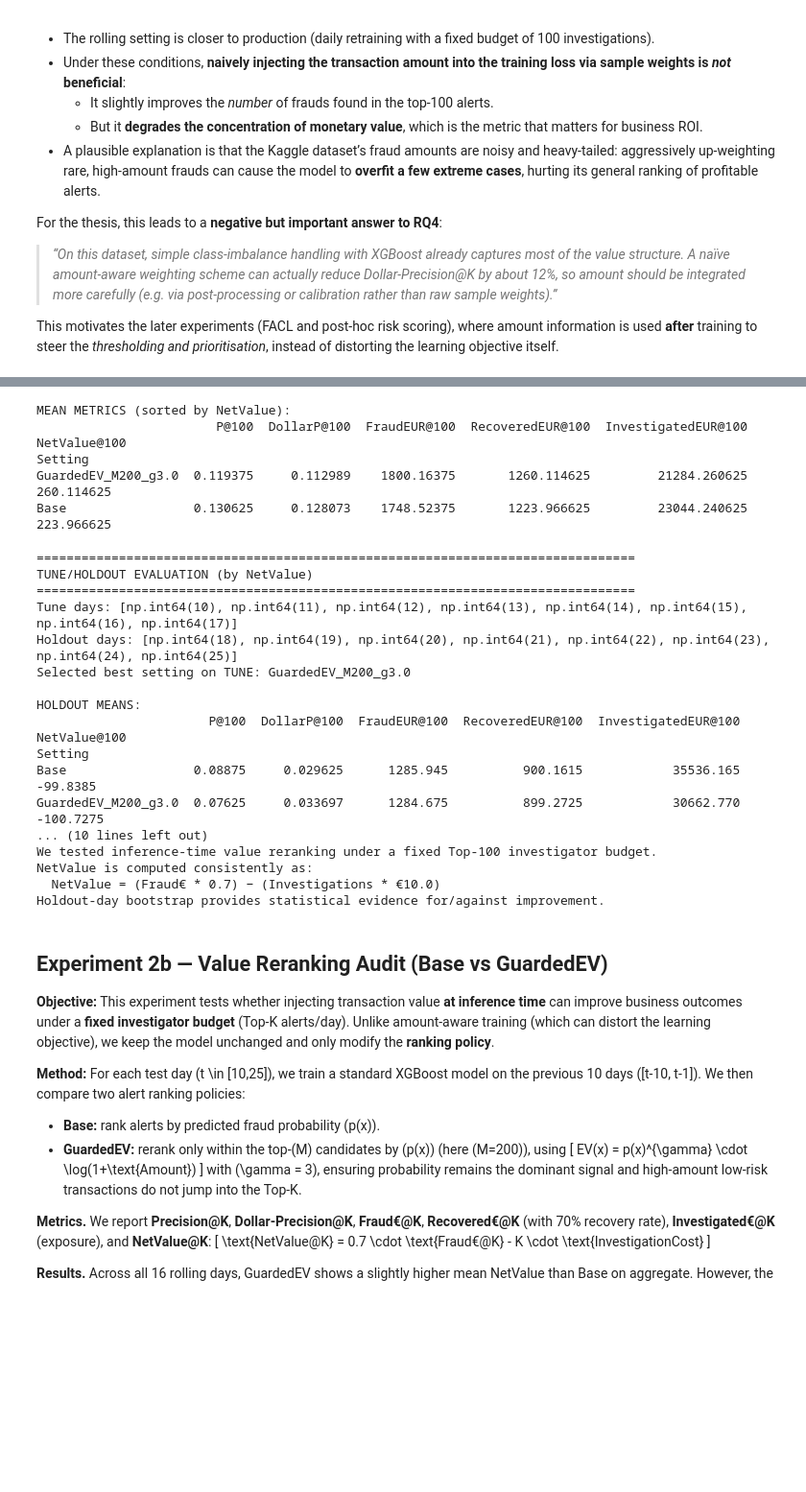
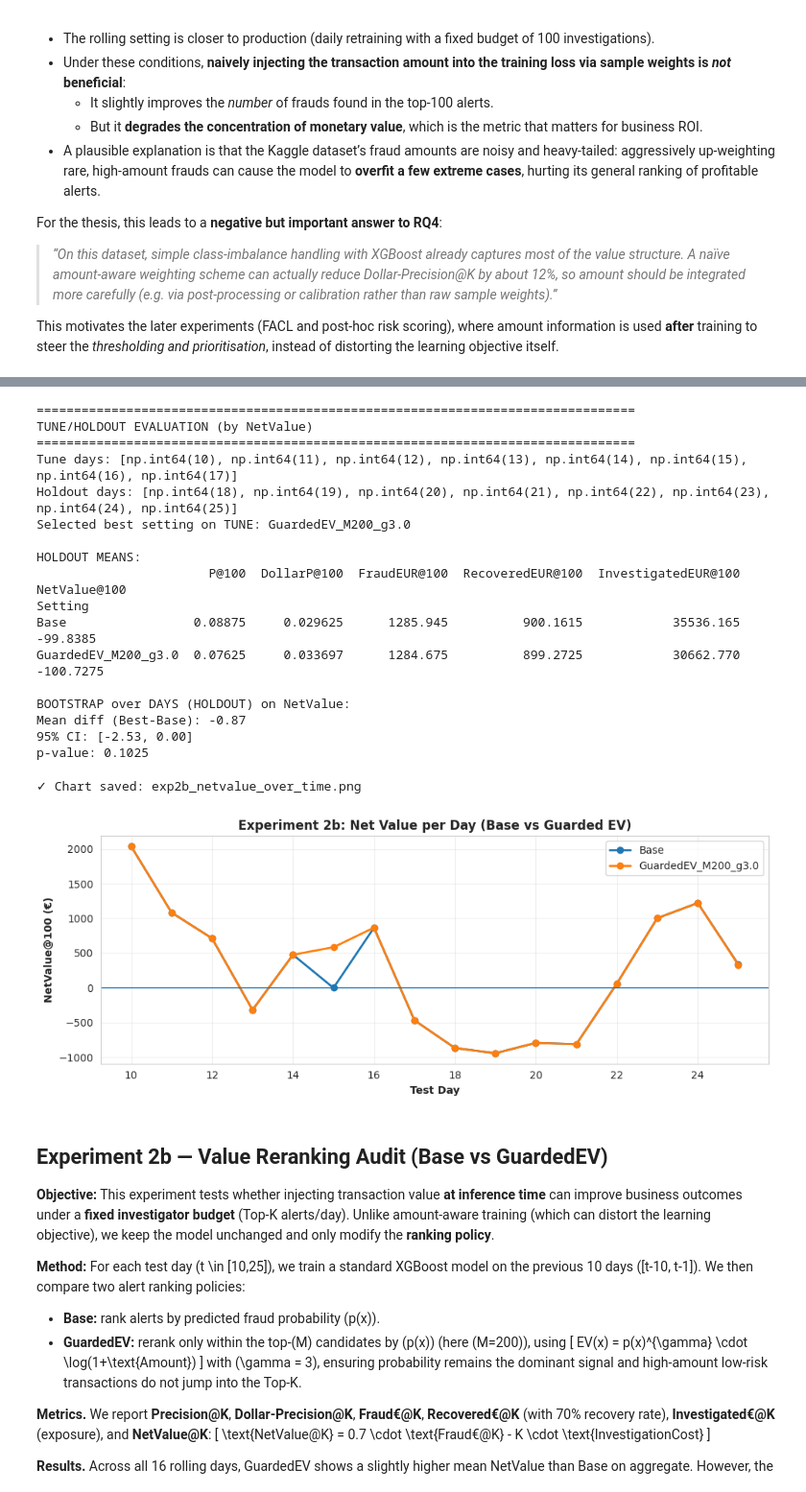
Before and after one commit to ayagit1/Operational-Resilience-in-Fraud-Detection, a Jupyter notebook: Operational_Resilience_in_Fraud_Detection.ipynb, the cells around one changed output, grey strips where cells are left out. Shown at 96% size. Cells and saved outputs as stored; diff of their text form; code cells hidden in the pictures; blank space fills up the shorter version.

```diff
--- a/Operational_Resilience_in_Fraud_Detection.ipynb
+++ b/Operational_Resilience_in_Fraud_Detection.ipynb
@@ -1100,30 +1159,5 @@ print(f"✓ Settings: {exp2b_df['Setting'].nunique()}")
-# %%
-# -----------------------------
-# Summary (all days)
-# -----------------------------
-mP   = f"P@{K}"
-mDP  = f"DollarP@{K}"
-mF   = f"FraudEUR@{K}"
-mRec = f"RecoveredEUR@{K}"
-mInv = f"InvestigatedEUR@{K}"
-mNV  = f"NetValue@{K}"
-
-summary = (exp2b_df.groupby("Setting")[[mP, mDP, mF, mRec, mInv, mNV]]
-           .mean()
-           .sort_values(mNV, ascending=False))
-
-print("\nMEAN METRICS (sorted by NetValue):")
-print(summary.to_string())
-# %% [output]
-MEAN METRICS (sorted by NetValue):
-                        P@100  DollarP@100  FraudEUR@100  RecoveredEUR@100  InvestigatedEUR@100  NetValue@100
-Setting
-GuardedEV_M200_g3.0  0.119375     0.112989    1800.16375       1260.114625         21284.260625    260.114625
-Base                 0.130625     0.128073    1748.52375       1223.966625         23044.240625    223.966625
 # %%
-# -----------------------------
-# Tune / Holdout split over days + bootstrap (NetValue)
-# -----------------------------
+# Tune/Holdout + bootstrap (same as you had)
 days = sorted(exp2b_df["Test_Day"].unique())
 split = len(days) // 2
 tune_days = set(days[:split])
@@ -1146,8 +1180,8 @@ hold_means = (hold_df[hold_df["Setting"].isin(["Base", best_setting])]
 print("\nHOLDOUT MEANS:")
 print(hold_means.to_string())
 
-base_day = hold_df[hold_df["Setting"]=="Base"].sort_values("Test_Day")[["Test_Day", mNV]]
-best_day = hold_df[hold_df["Setting"]==best_setting].sort_values("Test_Day")[["Test_Day", mNV]]
+base_day = hold_df[hold_df["Setting"] == "Base"].sort_values("Test_Day")[["Test_Day", mNV]]
+best_day = hold_df[hold_df["Setting"] == best_setting].sort_values("Test_Day")[["Test_Day", mNV]]
 merged = base_day.merge(best_day, on="Test_Day", suffixes=("_Base", "_Best"))
 
 stats = bootstrap_over_days(merged, f"{mNV}_Base", f"{mNV}_Best")
@@ -1155,16 +1189,6 @@ print("\nBOOTSTRAP over DAYS (HOLDOUT) on NetValue:")
 print(f"Mean diff (Best-Base): {stats['mean_diff']:.2f}")
 print(f"95% CI: [{stats['ci_lower']:.2f}, {stats['ci_upper']:.2f}]")
 print(f"p-value: {stats['p_value']:.4f}")
-
-print("\n" + "=" * 80)
-print("EXP 2b TAKEAWAY")
-print("=" * 80)
-print(f"""
-We tested inference-time value reranking under a fixed Top-{K} investigator budget.
-NetValue is computed consistently as:
-  NetValue = (Fraud€ * {RECOVERY_RATE}) − (Investigations * €{INVESTIGATION_COST})
-Holdout-day bootstrap provides statistical evidence for/against improvement.
-""")
 # %% [output]
 ================================================================================
 TUNE/HOLDOUT EVALUATION (by NetValue)
@@ -1178,11 +1202,34 @@ HOLDOUT MEANS:
 Setting
 Base                 0.08875     0.029625      1285.945          900.1615            35536.165      -99.8385
 GuardedEV_M200_g3.0  0.07625     0.033697      1284.675          899.2725            30662.770     -100.7275
-... (10 lines left out)
-We tested inference-time value reranking under a fixed Top-100 investigator budget.
-NetValue is computed consistently as:
-  NetValue = (Fraud€ * 0.7) − (Investigations * €10.0)
-Holdout-day bootstrap provides statistical evidence for/against improvement.
+
+BOOTSTRAP over DAYS (HOLDOUT) on NetValue:
+Mean diff (Best-Base): -0.87
+95% CI: [-2.53, 0.00]
+p-value: 0.1025
+# %%
+# Plot (same figure idea)
+tmp = exp2b_df.pivot_table(index="Test_Day", columns="Setting", values=mNV, aggfunc="mean").reset_index()
+
+fig, ax = plt.subplots(figsize=(10, 4))
+for col in tmp.columns:
+    if col != "Test_Day":
+        ax.plot(tmp["Test_Day"], tmp[col], marker="o", linewidth=2, label=col)
+
+ax.axhline(0, linewidth=1)
+ax.set_xlabel("Test Day", fontweight="bold")
+ax.set_ylabel(f"NetValue@{K_EVAL} (€)", fontweight="bold")
+ax.set_title("Experiment 2b: Net Value per Day (Base vs Guarded EV)", fontweight="bold")
+ax.grid(alpha=0.3)
+ax.legend()
+
+plt.tight_layout()
+plt.savefig("exp2b_netvalue_over_time.png", dpi=300, bbox_inches="tight")
+print("✓ Chart saved: exp2b_netvalue_over_time.png")
+plt.show()
+# %% [output]
+✓ Chart saved: exp2b_netvalue_over_time.png
+[figure, added]
 # %% [markdown]
 ## Experiment 2b — Value Reranking Audit (Base vs GuardedEV)
 
```
Also changed, not shown: parts of 60 cells of this notebook.
